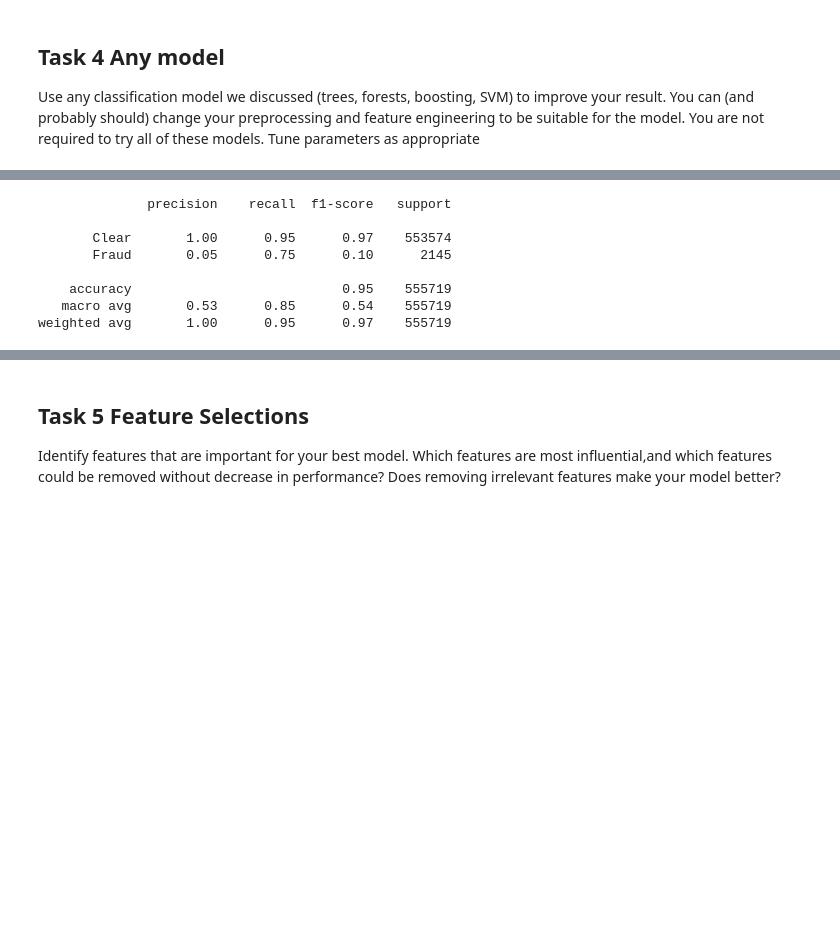
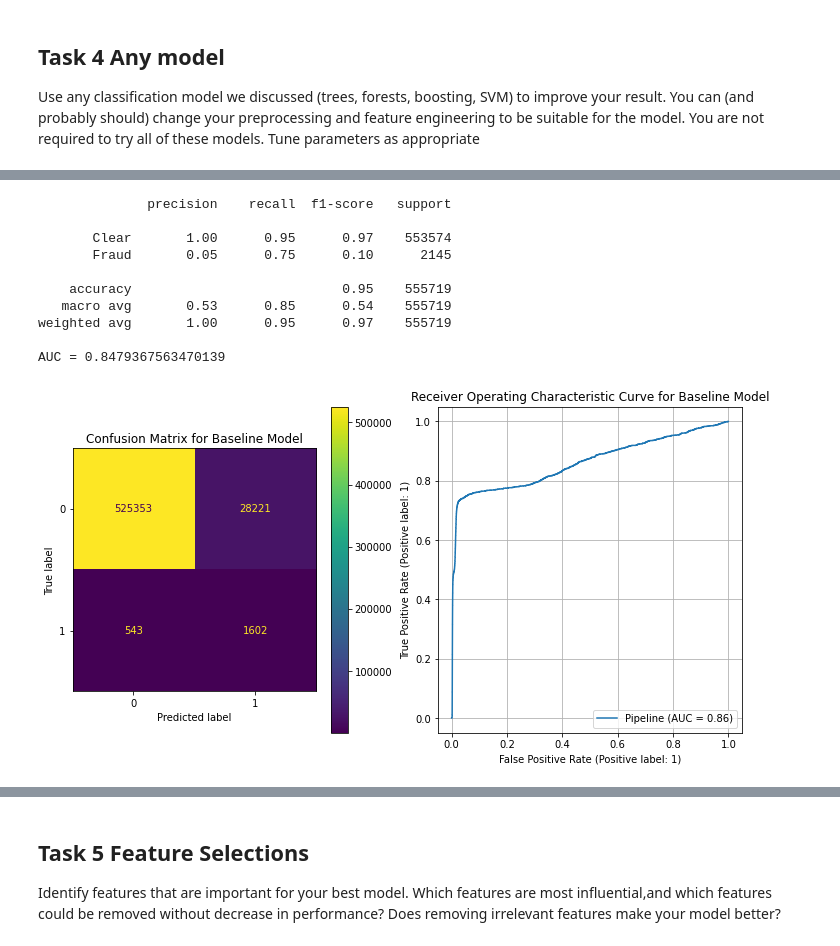
Before and after one commit to Matt88Ac/AdvancedML_Assignment2, a Jupyter notebook: Advanced Machine Learning - HW #2.ipynb, the cells around one changed output, grey strips where cells are left out. Saved outputs shown, nothing was run; the diff lists cells and outputs as text; code cells hidden in the pictures; blank space fills up the shorter version.

```diff
--- a/Advanced Machine Learning - HW #2.ipynb
+++ b/Advanced Machine Learning - HW #2.ipynb
@@ -1109,6 +1102,7 @@ baseline_model.score(x_test, y_test)
 # %%
-from sklearn.metrics import classification_report
+from sklearn.metrics import classification_report, roc_auc_score, plot_roc_curve, plot_confusion_matrix
 print(classification_report(y_test, baseline_model.predict(x_test), target_names=['Clear','Fraud']))
+print(f'AUC = {roc_auc_score(y_test, baseline_model.predict(x_test))}')
 # %% [output]
               precision    recall  f1-score   support
 
@@ -1118,3 +1112,17 @@ print(classification_report(y_test, baseline_model.predict(x_test), target_names
     accuracy                           0.95    555719
    macro avg       0.53      0.85      0.54    555719
 weighted avg       1.00      0.95      0.97    555719
+
+AUC = 0.8479367563470139
+# %%
+plt.figure(figsize=(12, 6))
+plt.subplot(1, 2, 1)
+plt.title('Confusion Matrix for Baseline Model')
+plot_confusion_matrix(baseline_model, x_test, y_test, ax=plt.gca())
+plt.subplot(1, 2, 2)
+plt.grid()
+plt.title('Receiver Operating Characteristic Curve for Baseline Model')
+plot_roc_curve(baseline_model, x_test, y_test, ax=plt.gca())
+plt.show()
+# %% [output]
+[figure, added]
```
Also changed, not shown: parts of 13 cells of this notebook.
